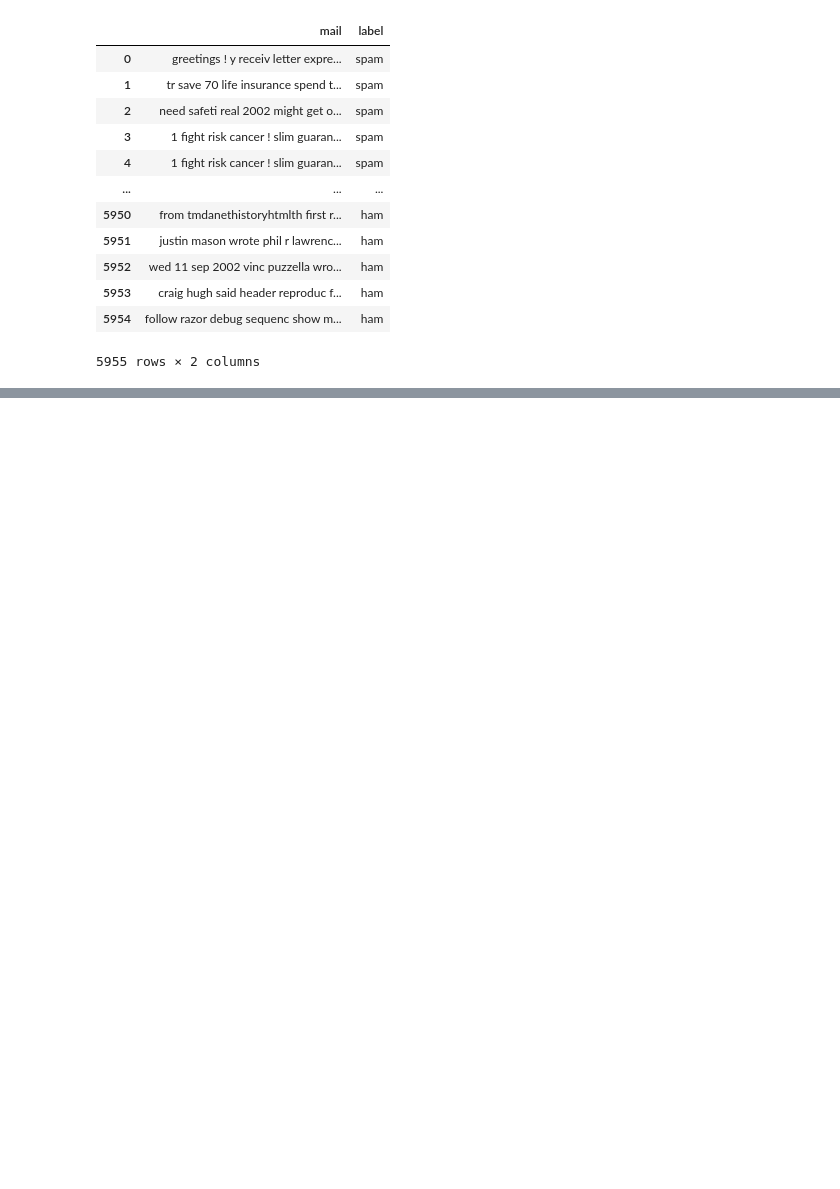
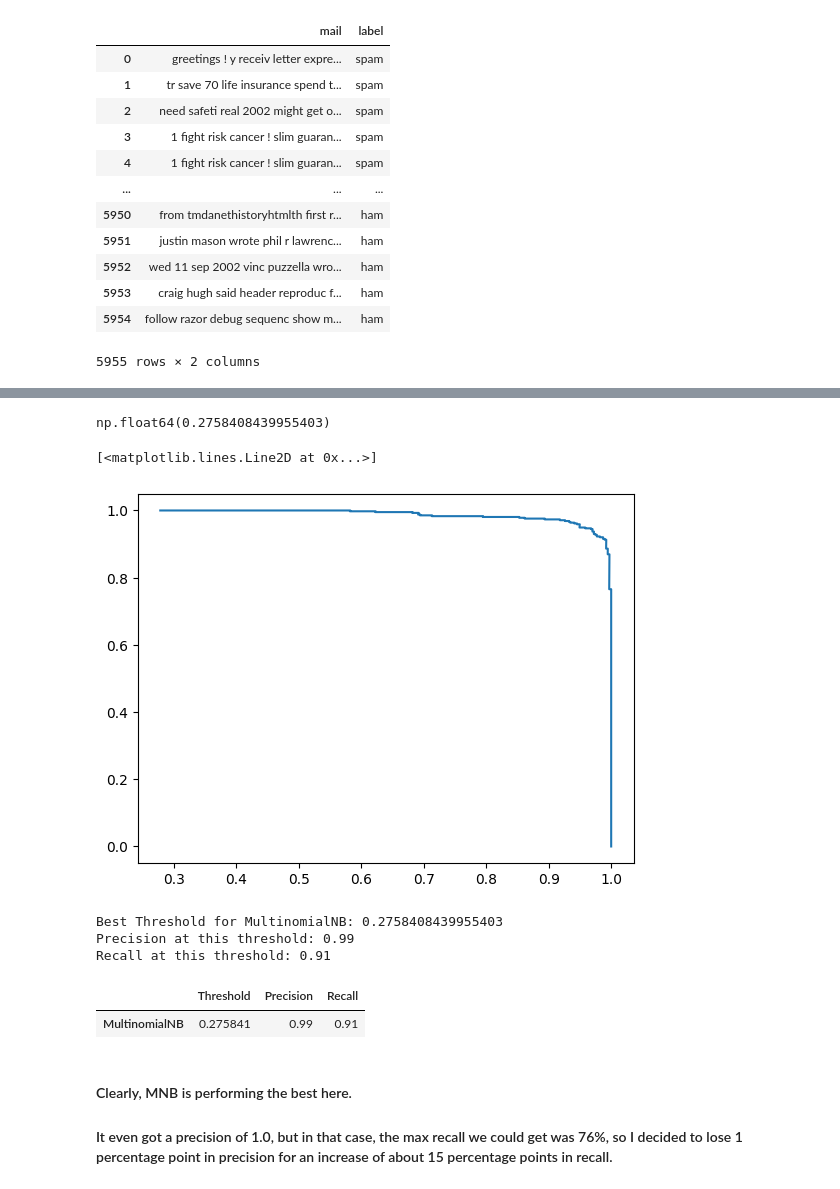
Before and after one commit to SamyakJain-DS/end-to-end-machine-learning, a Jupyter notebook: Spam Classification/preprocessing_and_model_training.ipynb, the cells around one changed output, grey strips where cells are left out. Saved outputs shown, nothing was run; the diff lists cells and outputs as text; code cells hidden in the pictures; blank space fills up the shorter version.

```diff
--- a/Spam Classification/preprocessing_and_model_training.ipynb
+++ b/Spam Classification/preprocessing_and_model_training.ipynb
@@ -34,0 +83,11 @@ vectorizer = CountVectorizer(ngram_range=(1,1), max_features=5000, token_pattern
+# %%
+y_proba = {}
+for model, obj in models.items():
+    scores = np.mean(cross_val_score(obj, X_train_bow, y_train, cv=kf_train, scoring='precision', n_jobs=-1))
+    obj.fit(X_train_bow, y_train)
+    try:
+      y_proba[model] = obj.predict_proba(X_test_bow)
+    except:
+      pass
+    print(f"{model} CV Precision: {scores}")
+    print(precision_score(y_test, obj.predict(X_test_bow)))
@@ -34,0 +109,2 @@ vectorizer = CountVectorizer(ngram_range=(1,1), max_features=5000, token_pattern
+# %%
+precision, recall, thresholds = precision_recall_curve(y_test, y_proba['MultinomialNB'][:,1])
@@ -34,0 +143,36 @@ vectorizer = CountVectorizer(ngram_range=(1,1), max_features=5000, token_pattern
+# %%
+test[(test['precision'] >= prec_max - 0.01) & (test['precision'] <= prec_max)].sort_values(by='recall', ascending=False).head(1)['threshold'].values[0]
+# %% [output]
+np.float64(0.2758408439955403)
+# %%
+plt.plot(precision,recall)
+# %% [output]
+[<matplotlib.lines.Line2D at 0x...>]
+[figure, added]
+# %%
+comp_df = {}
+for model, proba in y_proba.items():
+  precision, recall, thresholds = precision_recall_curve(y_test, proba[:,1])
+
+  df = pd.DataFrame({
+    'threshold': thresholds,
+    'precision': precision[1:],
+    'recall': recall[1:]
+    })
+  prec_max = df['precision'].max()
+  best_threshold = df[(
+      (df['precision'] >= prec_max - 0.01) & (df['precision'] <= prec_max)
+      )].sort_values(
+          by='recall', ascending=False
+          ).head(1)['threshold'].values[0]
+  pr = np.round(precision_score(y_test, (proba[:,1] >= best_threshold).astype(int)),2)
+  rc = np.round(recall_score(y_test, (proba[:,1] >= best_threshold).astype(int)),2)
+
+  print(f"Best Threshold for {model}: {best_threshold}")
+  print(f"Precision at this threshold: {pr}")
+  print(f"Recall at this threshold: {rc}")
+  comp_df[model] = [best_threshold, pr, rc]
+# %% [output]
+Best Threshold for MultinomialNB: 0.2758408439955403
+Precision at this threshold: 0.99
+Recall at this threshold: 0.91
@@ -34,0 +185,8 @@ vectorizer = CountVectorizer(ngram_range=(1,1), max_features=5000, token_pattern
+# %%
+comparison_df.sort_values(by=['Precision','Recall'], ascending=[False,False])
+# %% [output]
+|  | Threshold | Precision | Recall |
+| MultinomialNB | 0.275841 | 0.99 | 0.91 |
+# %% [markdown]
+#### Clearly, MNB is performing the best here.
+#### It even got a precision of 1.0, but in that case, the max recall we could get was 76%, so I decided to lose 1 percentage point in precision for an increase of about 15 percentage points in recall.
```
Also changed, not shown: parts of 18 cells of this notebook, 15 other files.
